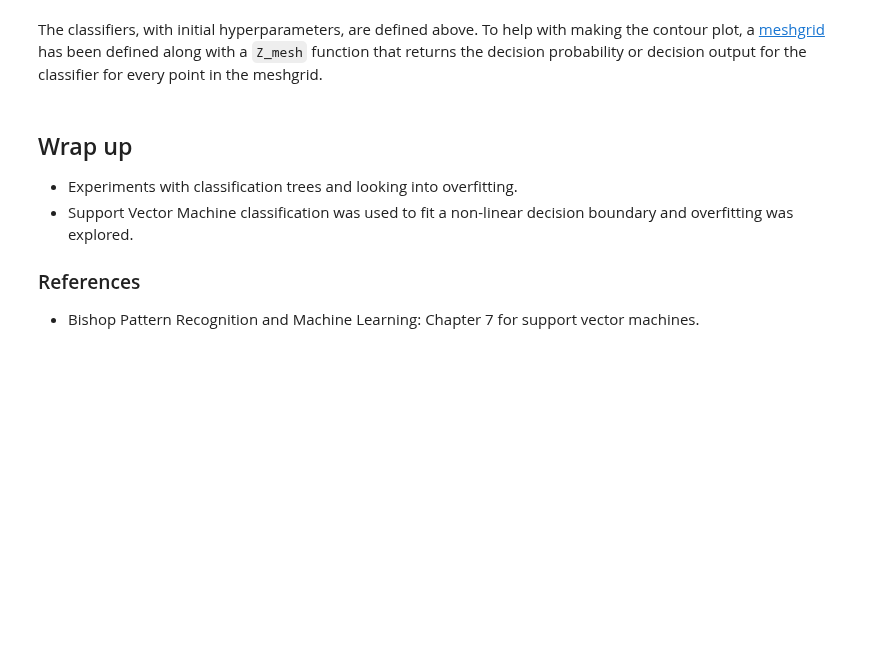
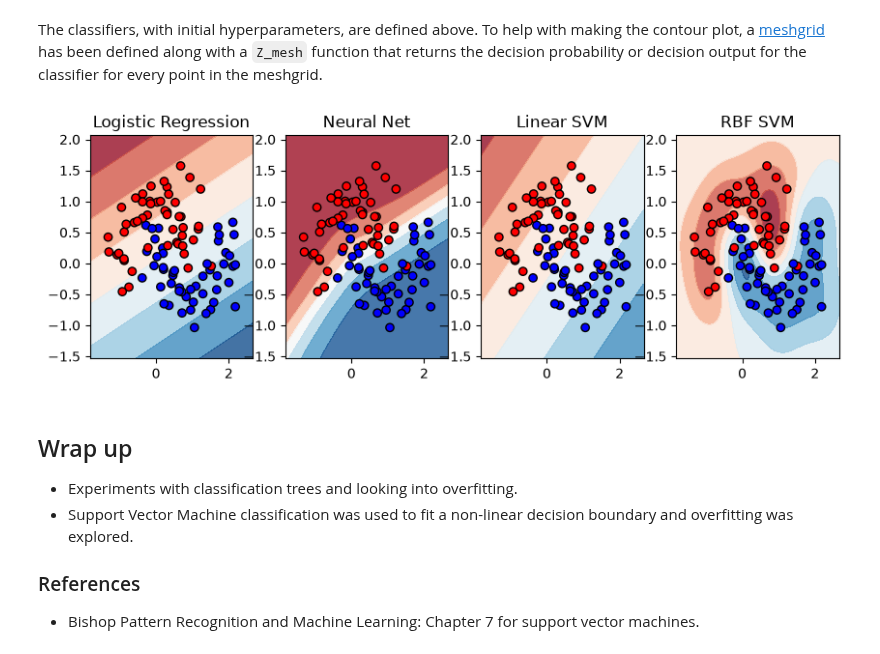
Before and after one commit to yaxuen05/lab_sheets_public, a Jupyter notebook: lab3/lab3-trees_SVM.ipynb, the cells around one changed output. Drawn from its saved outputs; the diff is of its cells as text; code cells hidden in the pictures; blank space fills up the shorter version.

```diff
--- a/lab3/lab3-trees_SVM.ipynb
+++ b/lab3/lab3-trees_SVM.ipynb
@@ -224,3 +284,20 @@ The classifiers, with initial hyperparameters, are defined above. To help with m
+# %%
+# write your code here
+fig, (ax1, ax2, ax3, ax4) = plt.subplots(1, 4, figsize=(10, 3))
+plots = [ax1, ax2, ax3, ax4]
+
+for i in range(4):
+    ax = plots[i]
+    clf = classifiers[i]
+    clf.fit(X, y)
+    Z = Z_mesh(clf)
+    ax.contourf(xx, yy, Z, cmap=cm, alpha=.8)
+    ax.scatter(X[:, 0], X[:, 1], c=y, cmap=cm_bright, edgecolors='k')
+    ax.set_title(names[i])
+
+plt.show()
+# %% [output]
+[figure, added]
 # %% [markdown]
 ## Wrap up
 
```
Also changed, not shown: parts of 15 cells of this notebook.
